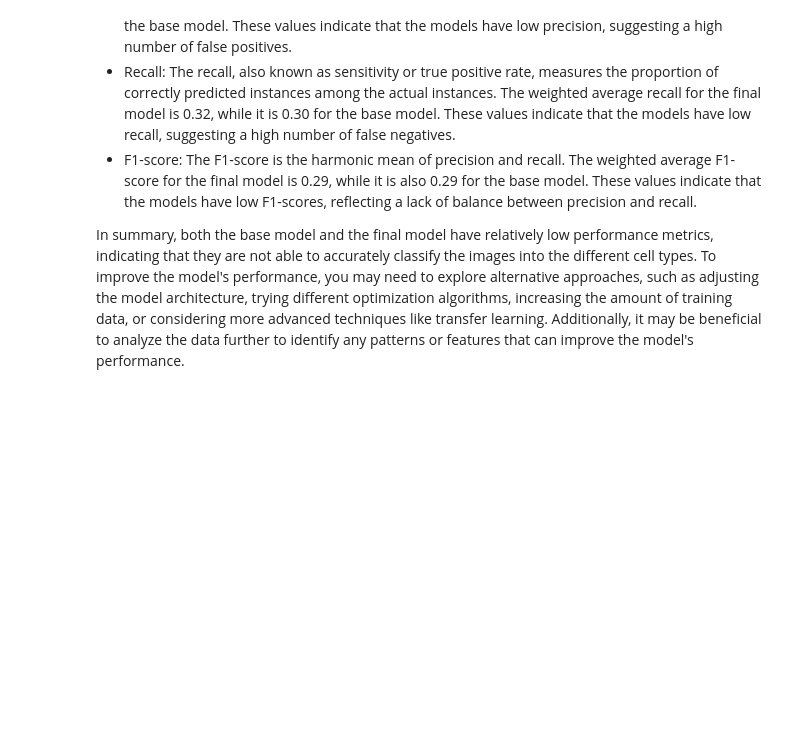
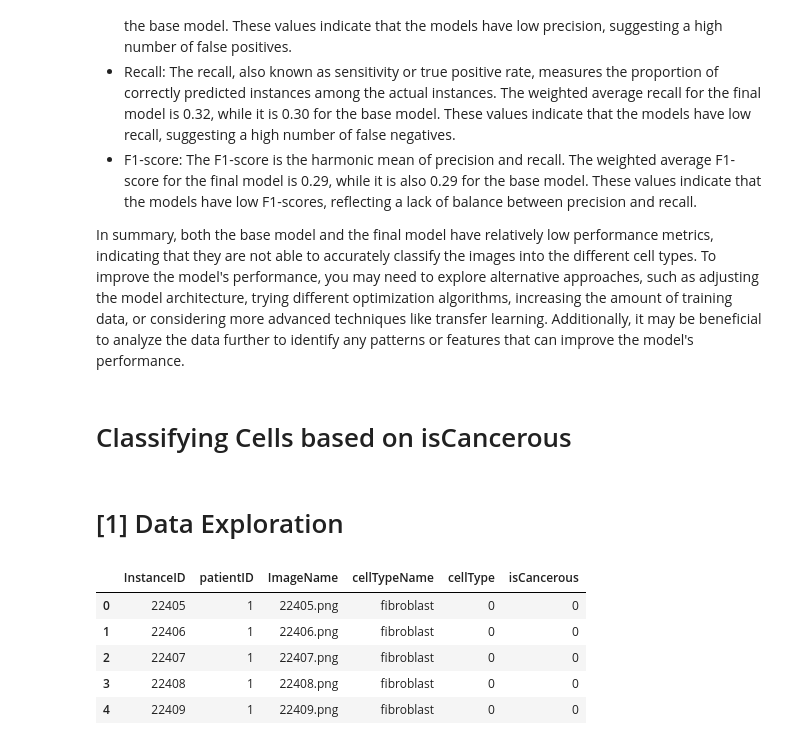
Before and after one commit to AmiruC/Machine-Learning-Cancer-Classification-Model, a Jupyter notebook: notebooks/notebook.ipynb, the cells around one changed output. Saved outputs shown, nothing was run; the diff lists cells and outputs as text; code cells hidden in the pictures; blank space fills up the shorter version.

```diff
--- a/notebooks/notebook.ipynb
+++ b/notebooks/notebook.ipynb
@@ -606,3 +606,25 @@ Based on the comparison of the performance metrics, we can observe the following
 - F1-score: The F1-score is the harmonic mean of precision and recall. The weighted average F1-score for the final model is 0.29, while it is also 0.29 for the base model. These values indicate that the models have low F1-scores, reflecting a lack of balance between precision and recall.
 
 In summary, both the base model and the final model have relatively low performance metrics, indicating that they are not able to accurately classify the images into the different cell types. To improve the model's performance, you may need to explore alternative approaches, such as adjusting the model architecture, trying different optimization algorithms, increasing the amount of training data, or considering more advanced techniques like transfer learning. Additionally, it may be beneficial to analyze the data further to identify any patterns or features that can improve the model's performance.
+# %% [markdown]
+# Classifying Cells based on isCancerous
+# %% [markdown]
+# [1] Data Exploration
+# %%
+# Import spreadsheet data
+
+import pandas as pd
+import numpy as np
+import matplotlib.pyplot as plt
+
+location = 'data/data_labels_mainData.csv'
+# Use second row as column headers
+df = pd.read_csv(location)
+df.head()
+# %% [output]
+|  | InstanceID | patientID | ImageName | cellTypeName | cellType | isCancerous |
+| 0 | 22405 | 1 | 22405.png | fibroblast | 0 | 0 |
+| 1 | 22406 | 1 | 22406.png | fibroblast | 0 | 0 |
+| 2 | 22407 | 1 | 22407.png | fibroblast | 0 | 0 |
+| 3 | 22408 | 1 | 22408.png | fibroblast | 0 | 0 |
+| 4 | 22409 | 1 | 22409.png | fibroblast | 0 | 0 |
```
Also changed, not shown: parts of 13 cells of this notebook.
